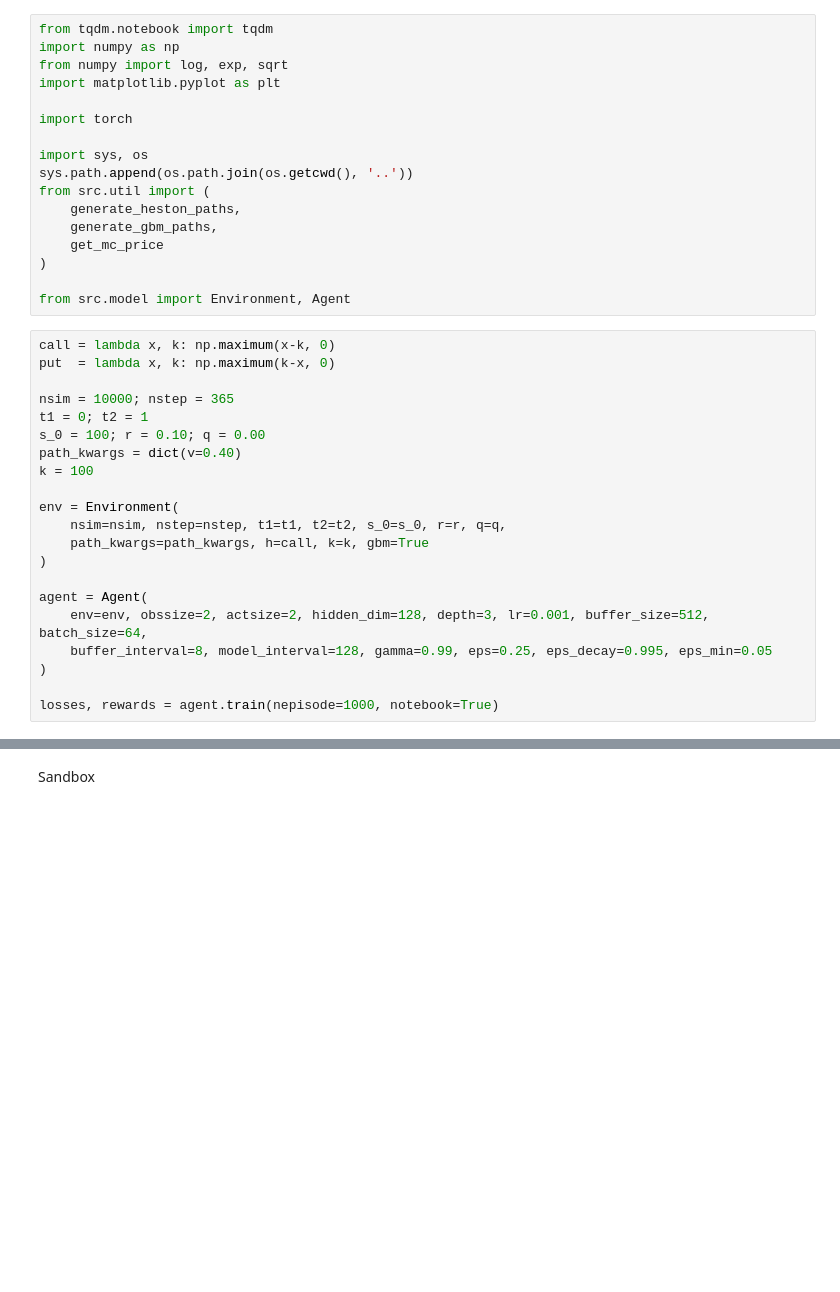
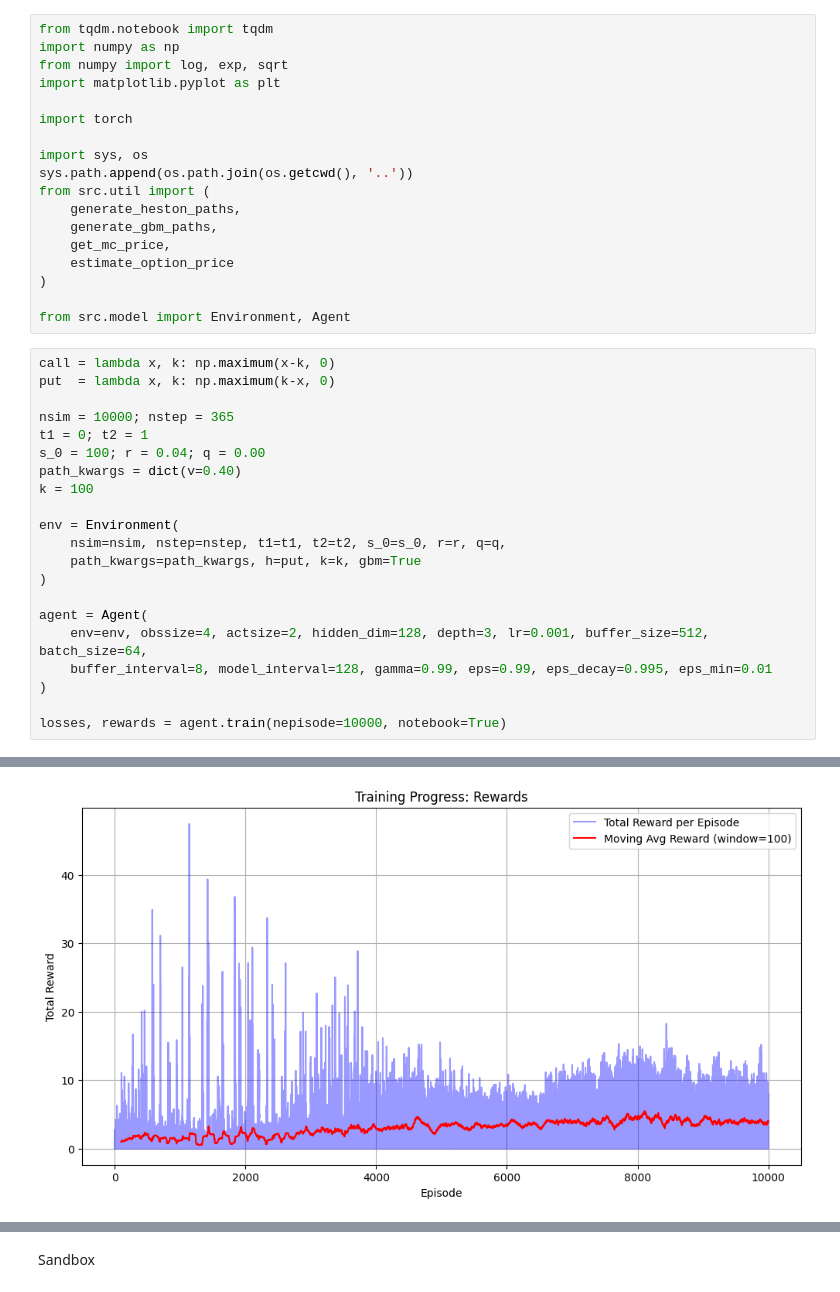
Before and after one commit to ostapenkovs/orcs-4529-rl, a Jupyter notebook: notebooks/2_testing.ipynb, the cells around one changed output, grey strips where cells are left out. Saved outputs shown, nothing was run; the diff lists cells and outputs as text; blank space fills up the shorter version.

```diff
--- a/notebooks/2_testing.ipynb
+++ b/notebooks/2_testing.ipynb
@@ -11,7 +11,8 @@ sys.path.append(os.path.join(os.getcwd(), '..'))
 from src.util import (
     generate_heston_paths,
     generate_gbm_paths,
-    get_mc_price
+    get_mc_price,
+    estimate_option_price
 )
 
 from src.model import Environment, Agent
@@ -21,18 +22,19 @@ put  = lambda x, k: np.maximum(k-x, 0)
 
 nsim = 10000; nstep = 365
 t1 = 0; t2 = 1
-s_0 = 100; r = 0.10; q = 0.00
+s_0 = 100; r = 0.04; q = 0.00
 path_kwargs = dict(v=0.40)
 k = 100
 
 env = Environment(
     nsim=nsim, nstep=nstep, t1=t1, t2=t2, s_0=s_0, r=r, q=q,
-    path_kwargs=path_kwargs, h=call, k=k, gbm=True
+    path_kwargs=path_kwargs, h=put, k=k, gbm=True
 )
 
 agent = Agent(
-    env=env, obssize=2, actsize=2, hidden_dim=128, depth=3, lr=0.001, buffer_size=512, batch_size=64,
-    buffer_interval=8, model_interval=128, gamma=0.99, eps=0.25, eps_decay=0.995, eps_min=0.05
+    env=env, obssize=4, actsize=2, hidden_dim=128, depth=3, lr=0.001, buffer_size=512, batch_size=64,
+    buffer_interval=8, model_interval=128, gamma=0.99, eps=0.99, eps_decay=0.995, eps_min=0.01
 )
 
-losses, rewards = agent.train(nepisode=1000, notebook=True)
+losses, rewards = agent.train(nepisode=10000, notebook=True)
+# %% [output]
@@ -38,0 +58 @@ losses, rewards = agent.train(nepisode=1000, notebook=True)
+[figure, added]
```
Also changed, not shown: parts of 3 cells of this notebook, 3 other files.
